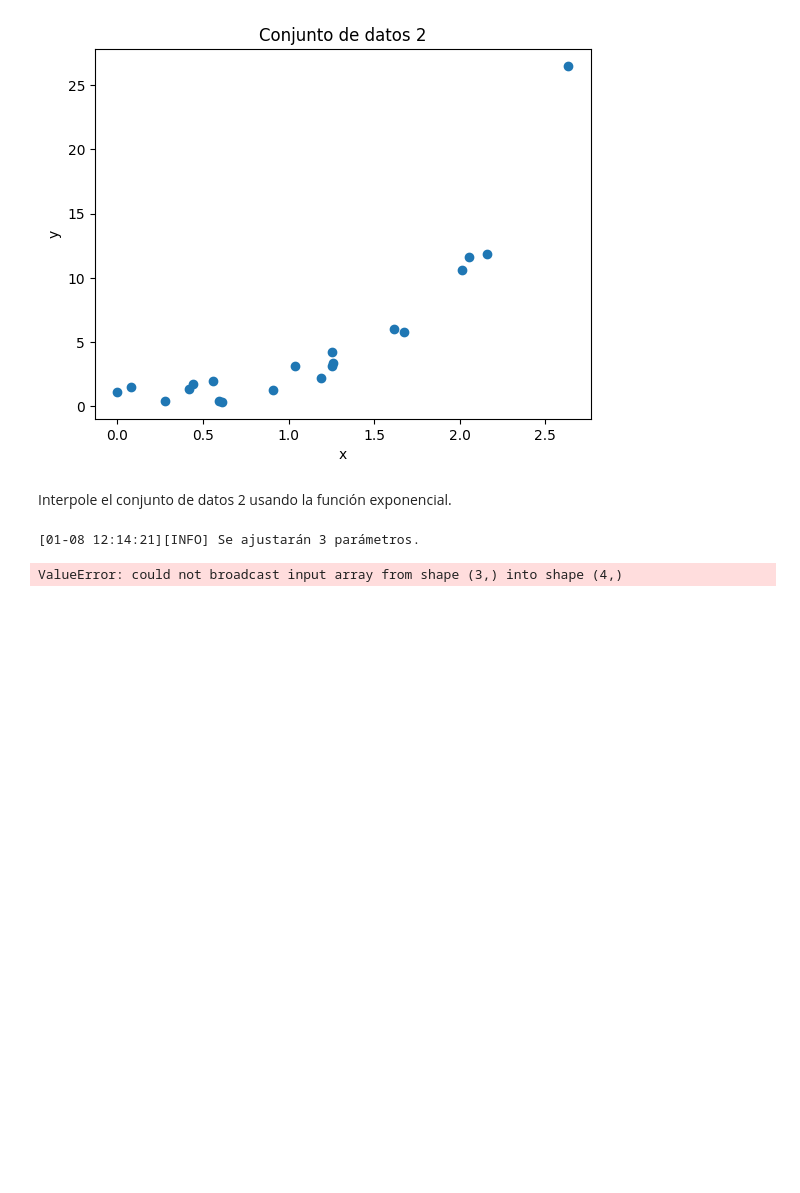
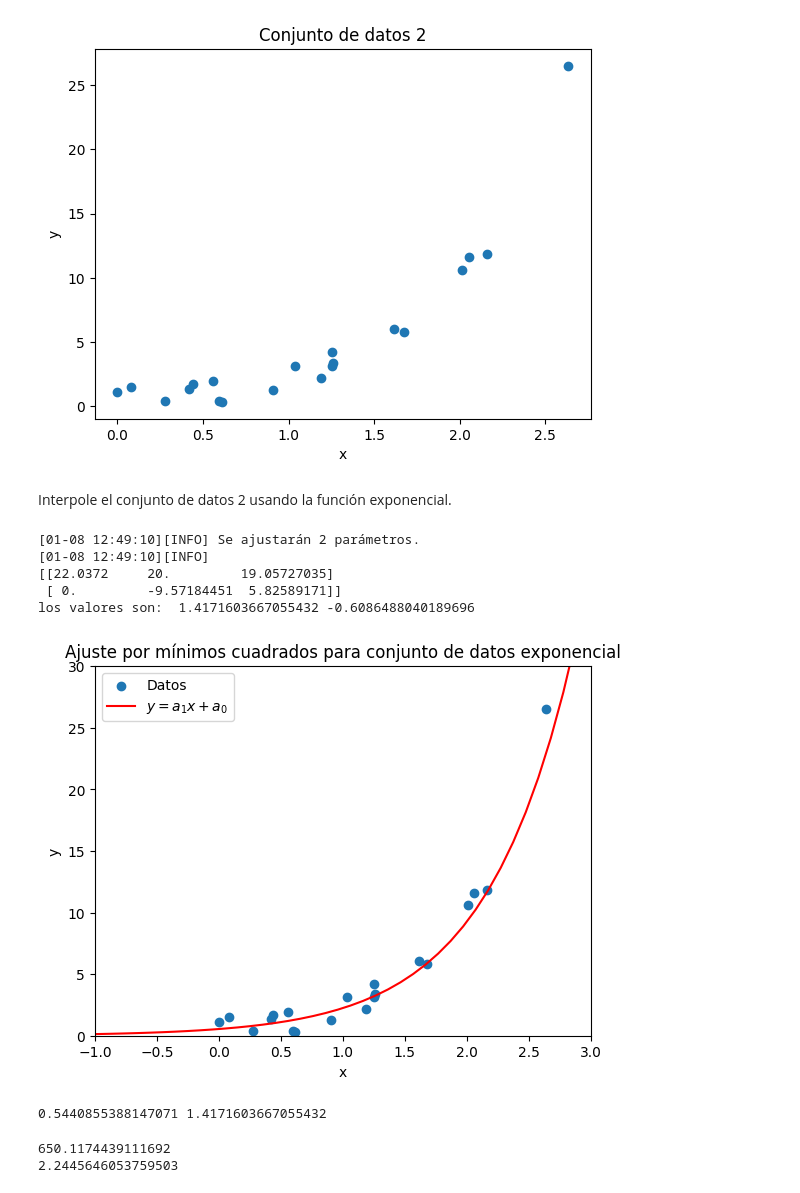
Before and after one commit to Dalzsfn/Prueba2_DavidD-az, a Jupyter notebook: min_cuadrados.ipynb, the cells around one changed output. Drawn from its saved outputs; the diff is of its cells as text; code cells hidden in the pictures; blank space fills up the shorter version.

Commit message:
Mínimos cuadrados terminado

```diff
--- a/min_cuadrados.ipynb
+++ b/min_cuadrados.ipynb
@@ -315,8 +315,8 @@ Interpole el conjunto de datos 2 usando la función exponencial.
 # %%
 import numpy as np
 
-xs = np.array(xs)
-ys = np.array(ys)
+xs2 = np.array(xs2)
+ys2 = np.array(ys2)
 
-Y = np.log(ys)
+Y = np.log(ys2)
 # %%
@@ -356,20 +350,29 @@ def der_parcial_0(xs: list, ys: list) -> tuple[float, float, float]:
 # %%
 import numpy as np
 import matplotlib.pyplot as plt
+from math import exp, log
 
-a,b,c = ajustar_min_cuadrados(xs, ys, gradiente=[der_parcial_0, der_parcial_1, der_parcial_2])
-
+B, A = ajustar_min_cuadrados(xs2, Y, gradiente=[der_parcial_0, der_parcial_1])
+a = np.exp(A)
+b = B
 x = np.linspace(-5, 5, 100)
 
-y = [B * np.exp(a * xi) for xi in x]
-
-plt.scatter(xs1, ys1, label="Datos")
+y = [a * np.exp(b * xi) for xi in x]
+plt.scatter(xs2, ys2, label="Datos")
 plt.plot(x, y, color="red", label=r"$ y = a_1 x + a_0 $")
 plt.xlabel("x")
 plt.ylabel("y")
-plt.title("Ajuste por mínimos cuadrados para conjunto de datos cuadrático")
+plt.xlim(-1, 3)
+plt.ylim(0, 30)
+plt.title("Ajuste por mínimos cuadrados para conjunto de datos exponencial")
 plt.legend()
 plt.show()
+print(a, b)
 # %% [output]
-[01-08 12:14:21][INFO] Se ajustarán 3 parámetros.
+[01-08 12:49:10][INFO] Se ajustarán 2 parámetros.
+[01-08 12:49:10][INFO]
+[[22.0372     20.         19.05727035]
+ [ 0.         -9.57184451  5.82589171]]
+los valores son:  1.4171603667055432 -0.6086488040189696
+[figure, added]
-ValueError: could not broadcast input array from shape (3,) into shape (4,)
+0.5440855388147071 1.4171603667055432
@@ -397,0 +379,9 @@ def der_parcial_B(xs, Y):
+# %%
+def y(x):
+    return a * exp(b * x)
+
+print(y(5))
+print(y(1))
+# %% [output]
+650.1174439111692
+2.2445646053759503
```
Also changed, not shown: parts of 6 cells of this notebook.
